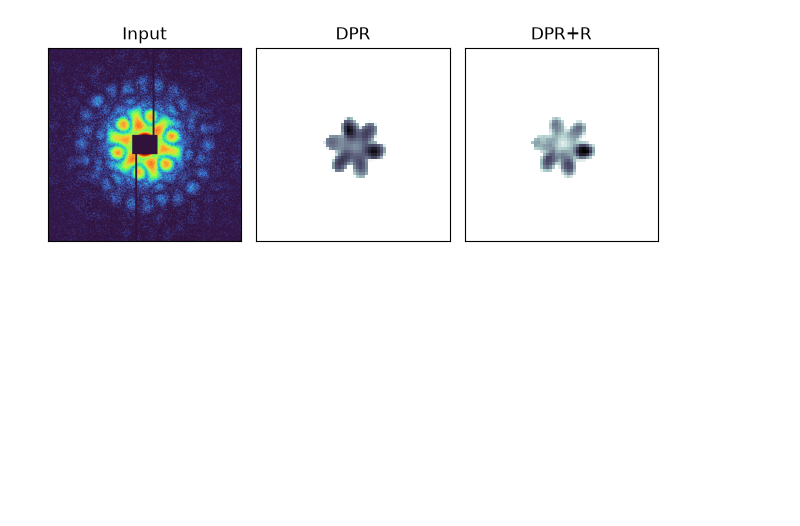
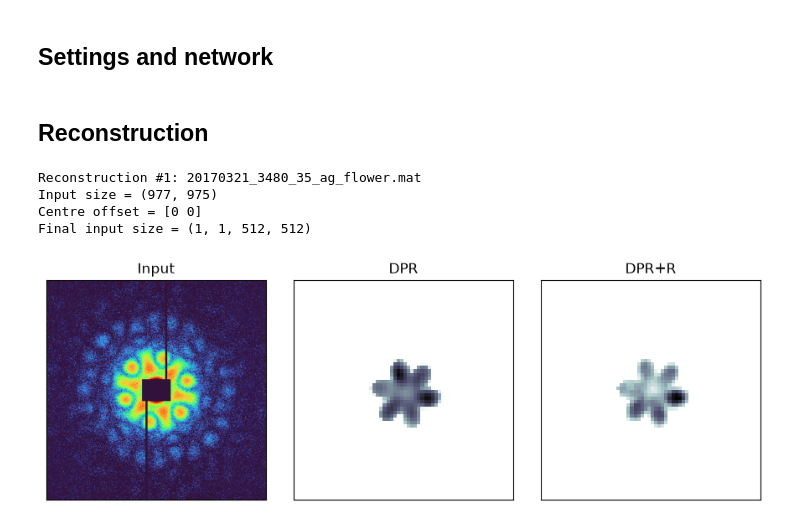
Before and after one commit to sungyun98/DPR, a Jupyter notebook: demo.ipynb, the cells around one changed output. Drawn from its saved outputs; the diff is of its cells as text; code cells hidden in the pictures; blank space fills up the shorter version.

```diff
--- a/demo.ipynb
+++ b/demo.ipynb
@@ -304,22 +140,56 @@ Final input size = torch.Size([1, 1, 512, 512])
-# %%
-plt.figure()
-for i in range(N):
-    plt.subplot(i + 1, 3, 1)
-    plt.imshow(torch.log10(1 + inputs[i, 0, :, :]), cmap="turbo", vmin=0)
-    plt.xticks([])
-    plt.yticks([])
-    plt.title("Input")
-    plt.subplot(i + 1, 3, 2)
-    plt.imshow(outputs[i, 0, :, :].detach(), cmap="bone_r", vmin=0, vmax=outputs[i].max())
-    plt.xticks([])
-    plt.yticks([])
-    plt.title("DPR")
-    plt.subplot(i + 1, 3, 3)
-    plt.imshow(outputs[i, 1, :, :].detach(), cmap="bone_r", vmin=0, vmax=outputs[i].max())
-    plt.xticks([])
-    plt.yticks([])
-    plt.title("DPR+R")
-plt.tight_layout()
-plt.show()
-# %% [output]
-[figure, removed]
+# %% [markdown]
+## Settings and network
+# %%
+refine_params = {
+    "algorithm": "GPS-R",  # see help(PhaseRetrieval) for the algorithms and their parameters
+    "error": "R",  # R-factor
+    "shrinkwrap": False,
+    "sigma": (0, 0.1, 0.4, 1),  # relaxation of the magnitude constraint (schedule)
+    "alpha_count": 5,  # number of stages of the frequency filter on the support constraint
+    "t": 1,  # step of the proximal operator on the magnitude constraint
+    "s": 0.9,  # step of the proximal operator on the support constraint
+}
+n_refine = 50  # refinement iterations
+
+device = torch.device("cuda" if torch.cuda.is_available() else "cpu")
+model = Network(ngf=64, max_features=1024, weight_model=True, downsample_FFC=False, refinement=True)
+checkpoint = torch.load("pretrained/param_dpr1.pt", map_location=device, weights_only=True)
+model.load_state_dict(checkpoint["model_state_dict"])
+model = model.to(device).eval()
+# %% [markdown]
+## Reconstruction
+# %%
+data_dir = "exp"
+file_names = ["20170321_3480_35_ag_flower.mat"]
+
+n = len(file_names)
+patterns = torch.zeros(n, 1, 512, 512)
+results = torch.zeros(n, 2, 64, 64)  # DPR and DPR with refinement (DPR+R)
+for i, name in enumerate(file_names):
+    print(f"Reconstruction #{i + 1}: {name}")
+    pattern, mask = prepare_data(loadmat(os.path.join(data_dir, name))["pattern"])
+    patterns[i] = pattern
+    pattern, mask = pattern.to(device), mask.to(device)
+    with torch.no_grad():
+        dpr = align_object(model(pattern * mask, mask))
+        refined = refine_by_pr(pattern * mask, mask, dpr, n_refine, refine_params, device)
+        results[i, 0] = dpr[0, 0]
+        results[i, 1] = align_object(refined, dpr)[0, 0]
+
+fig, axes = plt.subplots(n, 3, figsize=(9, 3 * n), squeeze=False)
+for (ax_input, ax_dpr, ax_refined), pattern, result in zip(axes, patterns, results):
+    ax_input.imshow(torch.log10(1 + pattern[0]), cmap="turbo", vmin=0)
+    ax_input.set_title("Input")
+    for ax, obj, title in ((ax_dpr, result[0], "DPR"), (ax_refined, result[1], "DPR+R")):
+        ax.imshow(obj, cmap="bone_r", vmin=0, vmax=result.max())
+        ax.set_title(title)
+    for ax in (ax_input, ax_dpr, ax_refined):
+        ax.set(xticks=[], yticks=[])
+plt.tight_layout()
+plt.show()
+# %% [output]
+Reconstruction #1: 20170321_3480_35_ag_flower.mat
+Input size = (977, 975)
+Centre offset = [0 0]
+Final input size = (1, 1, 512, 512)
+[figure, added]
```
Also changed, not shown: parts of 8 cells of this notebook, 3 other files.
